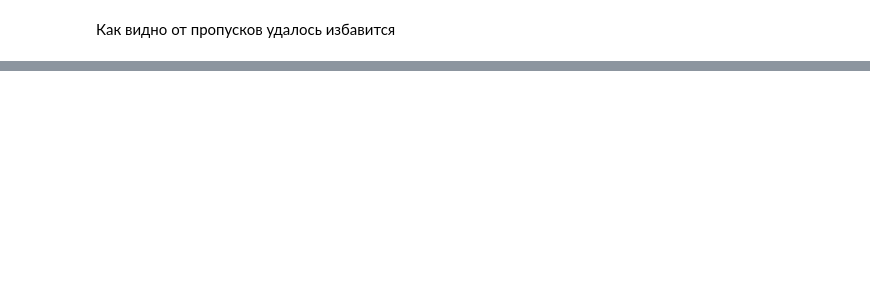
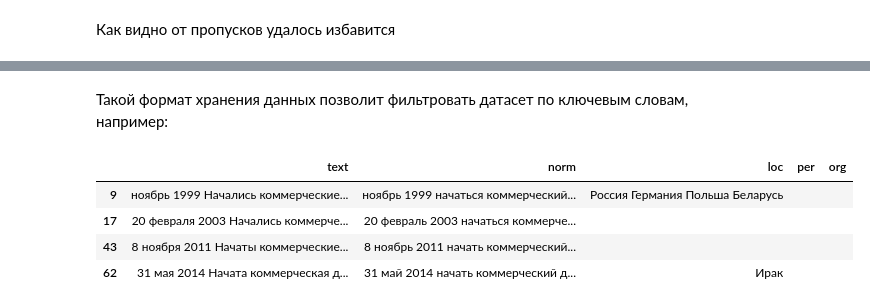
Before and after one commit to Gleb01548/text_search_gas_news, a Jupyter notebook: notebook.ipynb, the cells around one changed output, grey strips where cells are left out. Saved outputs shown, nothing was run; the diff lists cells and outputs as text; code cells hidden in the pictures; blank space fills up the shorter version.

```diff
--- a/notebook.ipynb
+++ b/notebook.ipynb
@@ -117,0 +719,10 @@ NERMarkup(
+# %% [markdown]
+Такой формат хранения данных позволит фильтровать датасет по ключевым словам, например:
+# %%
+df_text.query("norm.str.find('коммерческий') > -1")
+# %% [output]
+|  | text | norm | loc | per | org |
+| 9 | ноябрь 1999 Начались коммерческие... | ноябрь 1999 начаться коммерческий... | Россия Германия Польша Беларусь |  |  |
+| 17 | 20 февраля 2003 Начались коммерче... | 20 февраль 2003 начаться коммерче... |  |  |  |
+| 43 | 8 ноября 2011 Начаты коммерческие... | 8 ноябрь 2011 начать коммерческий... |  |  |  |
+| 62 | 31 мая 2014 Начата коммерческая д... | 31 май 2014 начать коммерческий д... | Ирак |  |  |
```
Also changed, not shown: parts of 82 cells of this notebook, 18 other files.
